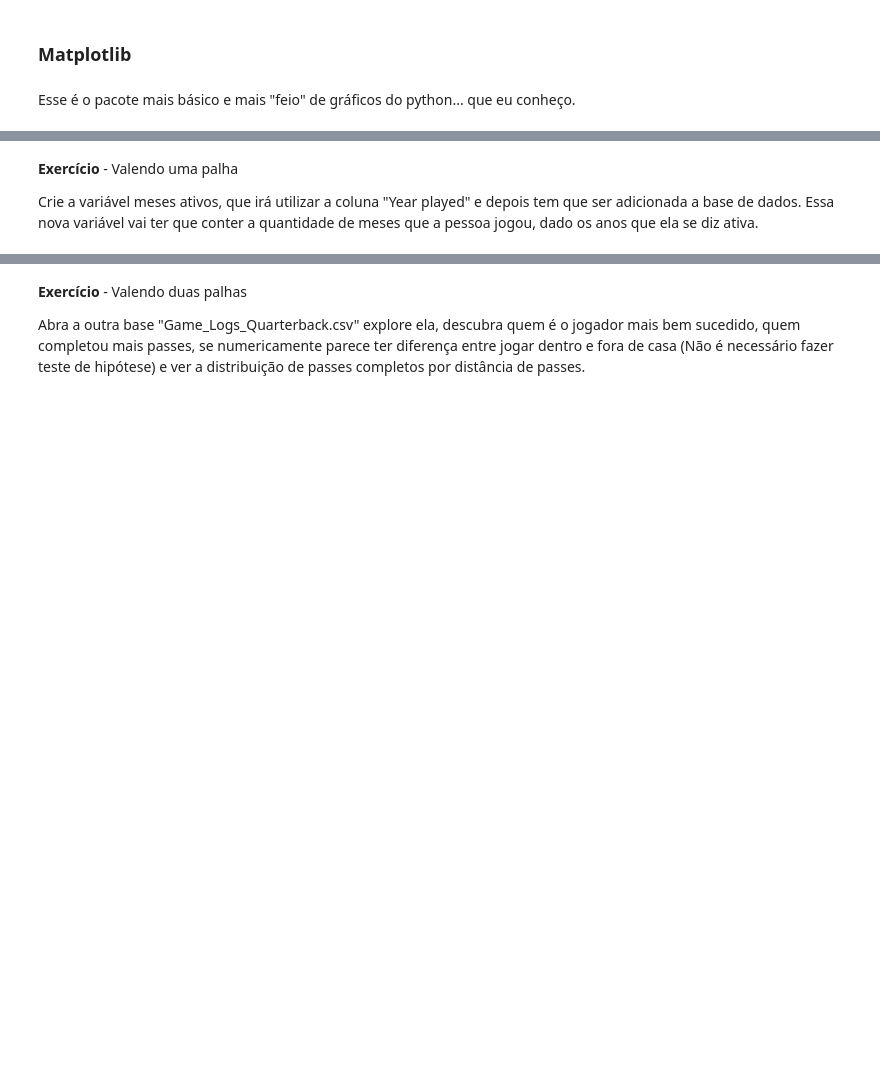
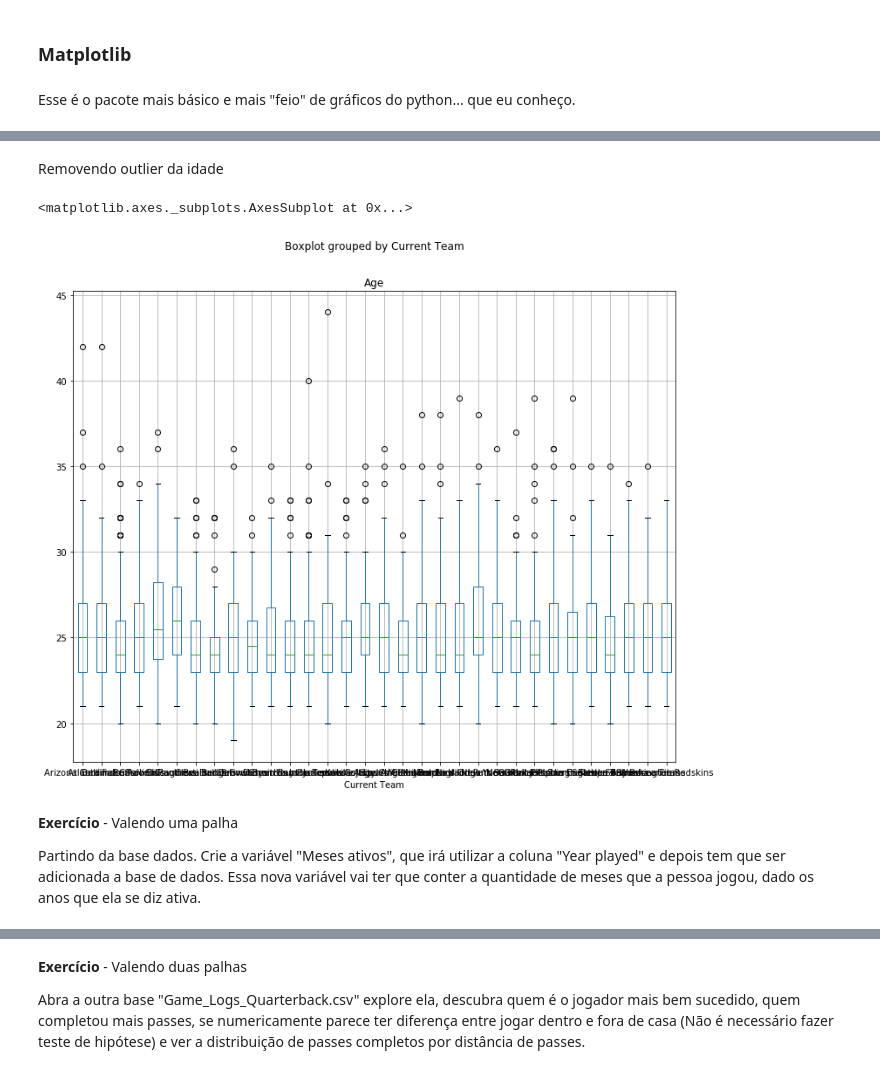
Before and after one commit to lucasmeirelesta/Semest, a Jupyter notebook: semest.ipynb, the cells around one changed output, grey strips where cells are left out. Drawn from its saved outputs; the diff is of its cells as text; code cells hidden in the pictures; blank space fills up the shorter version.

```diff
--- a/semest.ipynb
+++ b/semest.ipynb
@@ -679,4 +1157,12 @@ dados_ativos.boxplot("Age", by="Current Team")
+# %% [markdown]
+Removendo outlier da idade
+# %%
+dados_ativos_age = dados_ativos[dados_ativos['Age'] < 120]
+dados_ativos_age.boxplot("Age", by="Current Team")
+# %% [output]
+<matplotlib.axes._subplots.AxesSubplot at 0x...>
+[figure, added]
 # %% [markdown]
 **Exercício** - Valendo uma palha
 
-Crie a variável meses ativos, que irá utilizar a coluna "Year played" e depois tem que ser adicionada a base de dados. Essa nova variável vai ter que conter a quantidade de meses que a pessoa  jogou, dado os anos que ela se diz ativa.
+Partindo da base dados. Crie a variável "Meses ativos", que irá utilizar a coluna "Year played" e depois tem que ser adicionada a base de dados. Essa nova variável vai ter que conter a quantidade de meses que a pessoa  jogou, dado os anos que ela se diz ativa.
```
Also changed, not shown: parts of 95 cells of this notebook.
